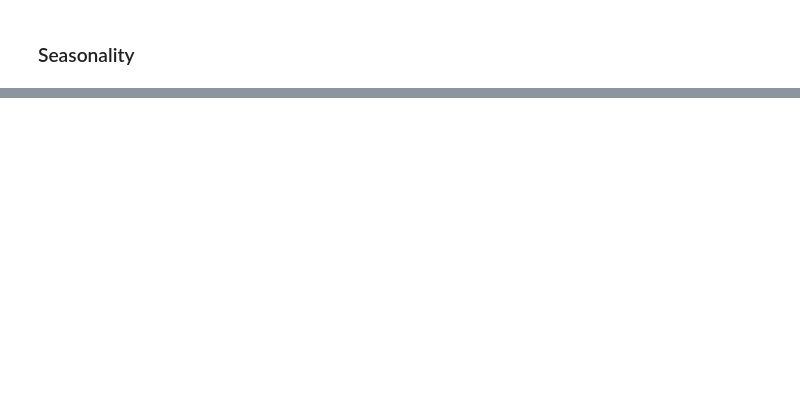
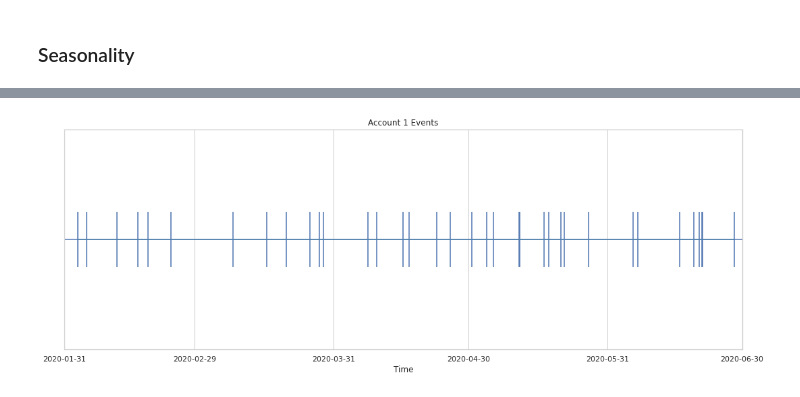
Before and after one commit to eCapitalAdvisors/templates, a Jupyter notebook: CustomerChurn/notebooks/01_jmalaver_MeasuringChurn.ipynb, the cells around one changed output, grey strips where cells are left out. Cells and saved outputs as stored; diff of their text form; code cells hidden in the pictures; blank space fills up the shorter version.

Commit message:
MeasuringChurn

```diff
--- a/CustomerChurn/notebooks/01_jmalaver_MeasuringChurn.ipynb
+++ b/CustomerChurn/notebooks/01_jmalaver_MeasuringChurn.ipynb
@@ -13,7 +19,3 @@ import matplotlib.pyplot as plt
 import seaborn as sns
 %matplotlib inline
 sns.set()
-# %%
-# importing raw csv file as pandas dataframe
-df = pd.read_csv('../data/raw/BankChurners.csv')
-df.info()
@@ -127,8 +91,0 @@ Before moving on to calculating churn metrics, it's import to define a *Monthly
-# %%
-# estimating monthly recurring revenue
-df.loc[:, 'Monthly_Recurring_Rev'] = df['Total_Revolving_Bal'] * 0.02
-
-# plotting averages
-g = sns.catplot(data = df, x='Attrition_Flag', y='Monthly_Recurring_Rev', kind='box')
-g.set_axis_labels('Attrition Flag', 'Monthly Recurring Revenue')
-plt.show()
@@ -254,0 +640,11 @@ Another issue that might come up when defining time windows for churn is seasona
+# %%
+sns.set_style("whitegrid")
+two = df[(df['account_id'] == 1) & (df['event_type_id'] == 1)]
+fig, ax = plt.subplots(figsize=[18, 6])
+g = sns.lineplot(data=two, x='event_time', y='account_id', style='account_id', hue='account_id', palette="Set2", ax=ax, legend=False)
+g.set(xticks=pd.date_range(start='2020-01-01', periods=6, freq='M'),yticks=[], ylabel='', xlabel='Time', title='Account 1 Events', xlim=['2020-01-31', '2020-06-30'], ylim=[0.8, 1.2])
+plt.vlines(two['event_time'], 0.95, 1.05)
+plt.axhline(1, 0, 1)
+plt.show()
+# %% [output]
+[figure, added]
```
Also changed, not shown: parts of 95 cells of this notebook, 1 other file.
